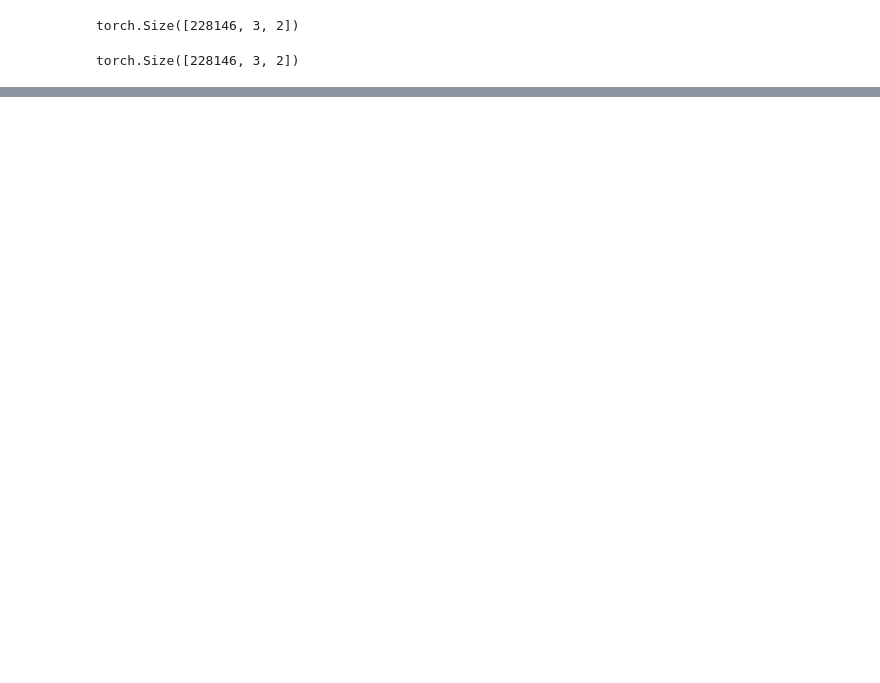
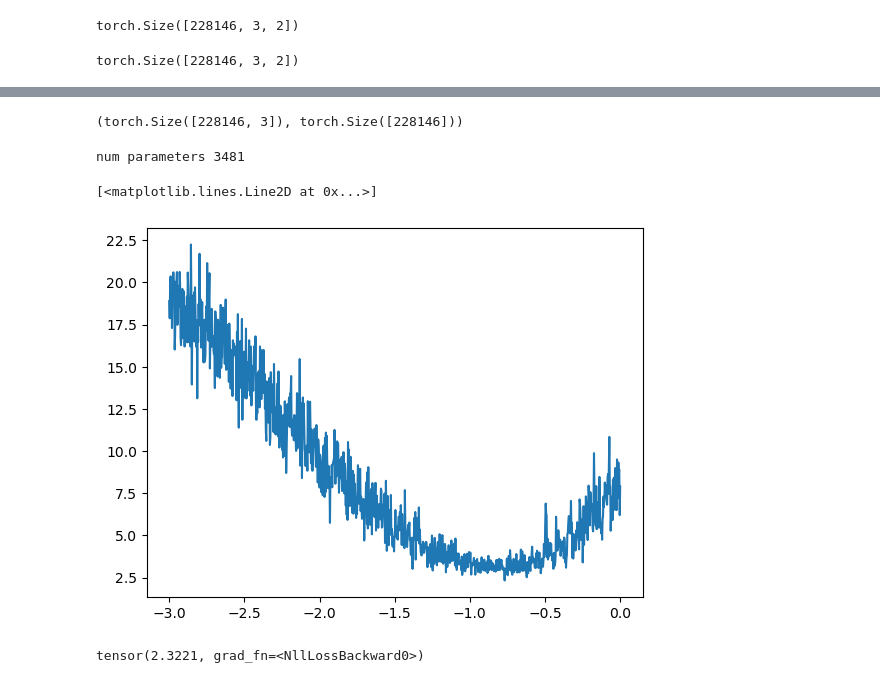
Before and after one commit to siripragadashashank/makemore, a Jupyter notebook: mlp.ipynb, the cells around one changed output, grey strips where cells are left out. Cells and saved outputs as stored; diff of their text form; code cells hidden in the pictures; blank space fills up the shorter version.

```diff
--- a/mlp.ipynb
+++ b/mlp.ipynb
@@ -50,0 +119,4 @@ torch.Size([228146, 3, 2])
+# %%
+X.shape, Y.shape
+# %% [output]
+(torch.Size([228146, 3]), torch.Size([228146]))
@@ -50,0 +131,4 @@ torch.Size([228146, 3, 2])
+# %%
+print("num parameters", sum(p.nelement() for p in parameters))
+# %% [output]
+num parameters 3481
@@ -50,0 +141,5 @@ torch.Size([228146, 3, 2])
+# %%
+plt.plot(lri, lossi)
+# %% [output]
+[<matplotlib.lines.Line2D at 0x...>]
+[figure, added]
@@ -50,0 +176,8 @@ torch.Size([228146, 3, 2])
+# %%
+emb = C[X]
+h = torch.tanh(emb.view(-1, 6) @ W1 + b1)
+logits = h @ W2 + b2
+loss = F.cross_entropy(logits, Y)
+loss
+# %% [output]
+tensor(2.3221, grad_fn=<NllLossBackward0>)
```
Also changed, not shown: parts of 17 cells of this notebook.
